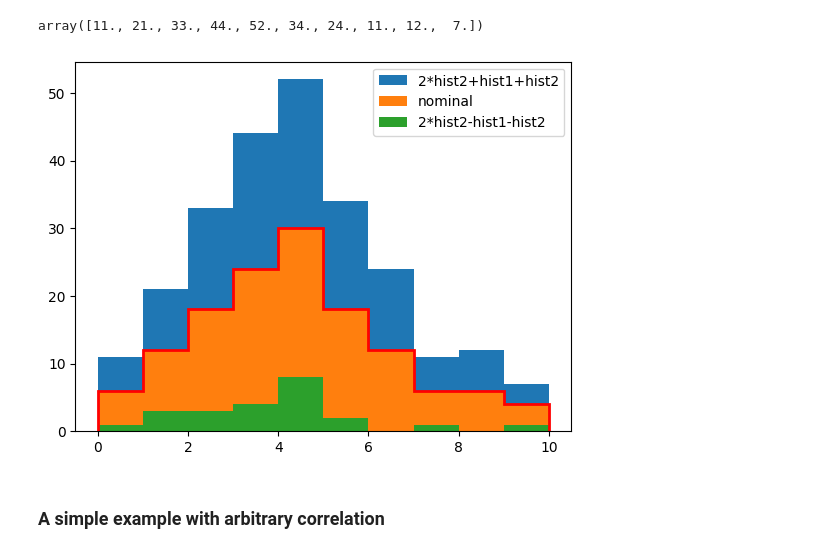
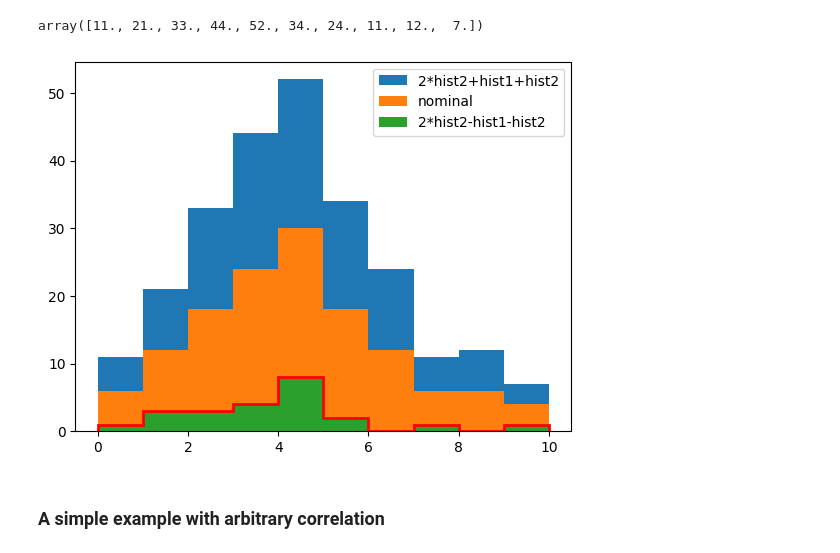
Before and after one commit to lorenzennio/pyhfcorr, a Jupyter notebook: examples.ipynb, the cells around one changed output. Saved outputs shown, nothing was run; the diff lists cells and outputs as text; code cells hidden in the pictures.

```diff
--- a/examples.ipynb
+++ b/examples.ipynb
@@ -162,19 +162,19 @@ array([11., 21., 33., 44., 52., 34., 24., 11., 12.,  7.])
 # %%
 plt.stairs(2*hist2+hist1+hist2, bins, fill = True, label = "2*hist2+hist1+hist2")
 plt.stairs(2*hist2, bins, fill=True, label = "nominal")
 plt.stairs(2*hist2-hist1-hist2, bins, fill=True, label = "2*hist2-hist1-hist2")
 
 initial_parameters = new_model.config.suggested_init()
 
 # we can set corr[0] to (-1, 0, +1) to check the agreement with the expectation
-initial_parameters[new_model.config.par_slice('corr[0]').start] = 0.
+initial_parameters[new_model.config.par_slice('corr[0]').start] = -1.
 
 plt.stairs(new_model.expected_data(initial_parameters, include_auxdata=False), bins, linewidth=2, color='r')
 
 plt.legend()
 plt.show()
 # %% [output]
-[figure, old version]
+[figure, new version]
 # %% [markdown]
 ### A simple example with arbitrary correlation
 # %%
```
Also changed, not shown: parts of 5 cells of this notebook.
